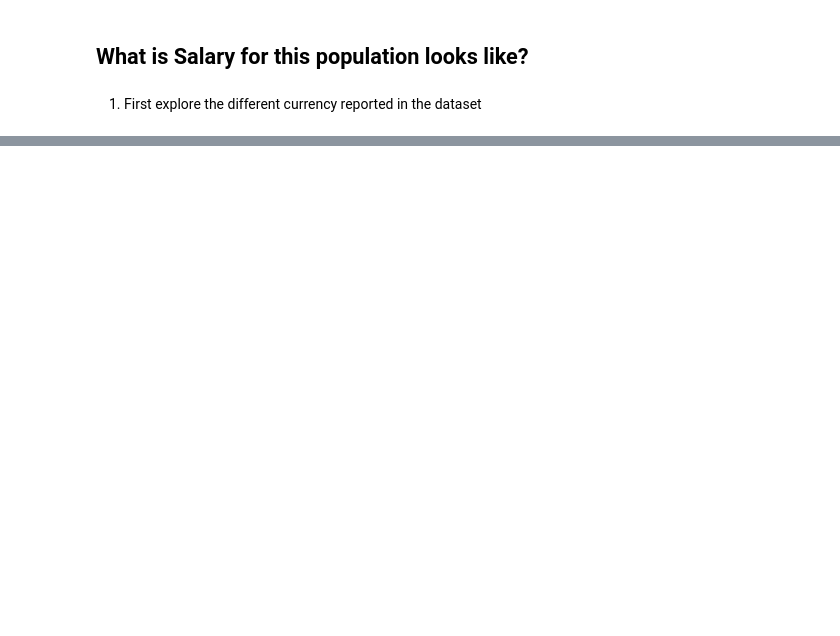
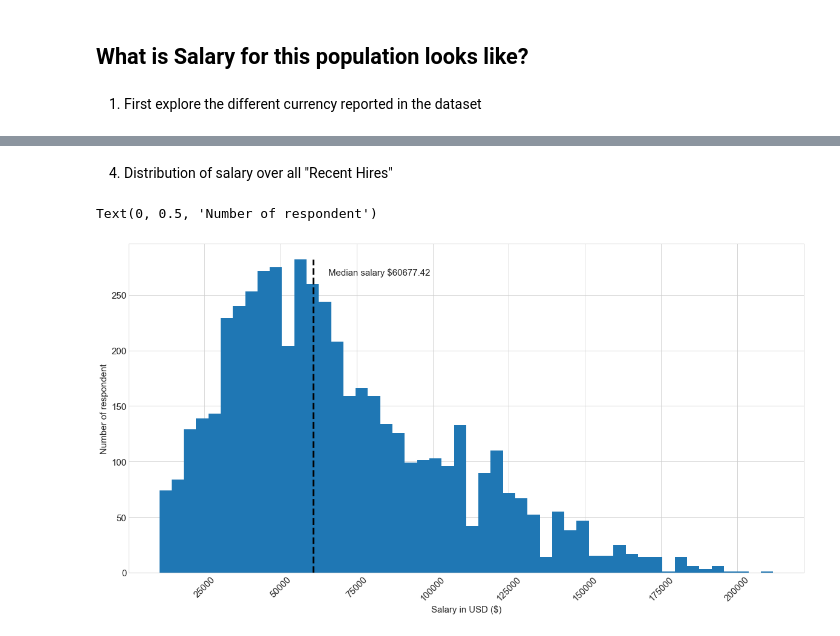
Before and after one commit to 6one2/Stack_PublicSurvey, a Jupyter notebook: code/StackPublicSurvey.ipynb, the cells around one changed output, grey strips where cells are left out. Drawn from its saved outputs; the diff is of its cells as text; code cells hidden in the pictures; blank space fills up the shorter version.

```diff
--- a/code/StackPublicSurvey.ipynb
+++ b/code/StackPublicSurvey.ipynb
@@ -442,0 +232,17 @@ plt.xticks(rotation=90)
+# %%
+df_filtered = df_nhires.query(f'(SalaryConv_USD < {thr_high}) & (SalaryConv_USD > {thr_low})').reset_index(drop=True)
+# %% [markdown]
+4. Distribution of salary over all "Recent Hires"
+# %%
+sal_median = df_filtered['SalaryConv_USD'].median()
+
+df_filtered['SalaryConv_USD'].hist(bins=50, xrot=45)
+topLim = pd.cut(df_filtered['SalaryConv_USD'],50).value_counts().max()
+
+plt.vlines(x = sal_median, ymin=0, ymax=topLim, linestyles='--', lw=3)
+plt.text(sal_median+5000, topLim-topLim*0.05, f'Median salary ${sal_median:.2f}')
+plt.xlabel('Salary in USD ($)')
+plt.ylabel('Number of respondent')
+# %% [output]
+Text(0, 0.5, 'Number of respondent')
+[figure, added]
```
Also changed, not shown: parts of 65 cells of this notebook, 1 other file.
